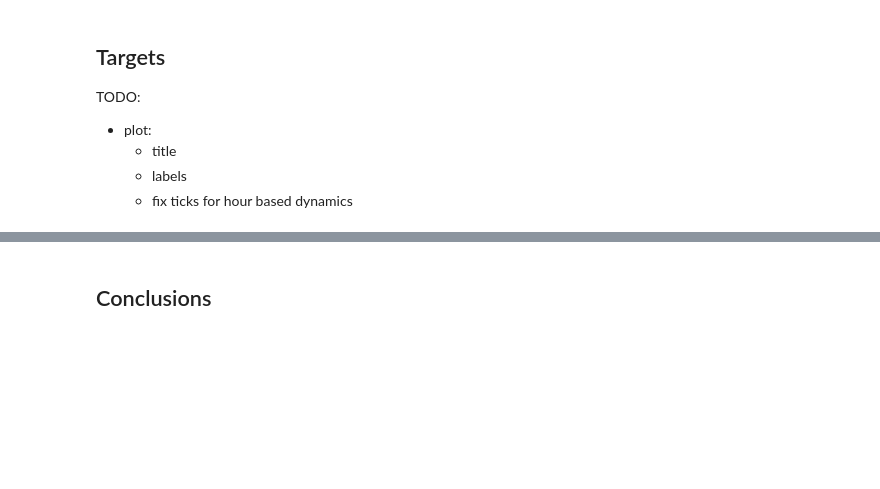
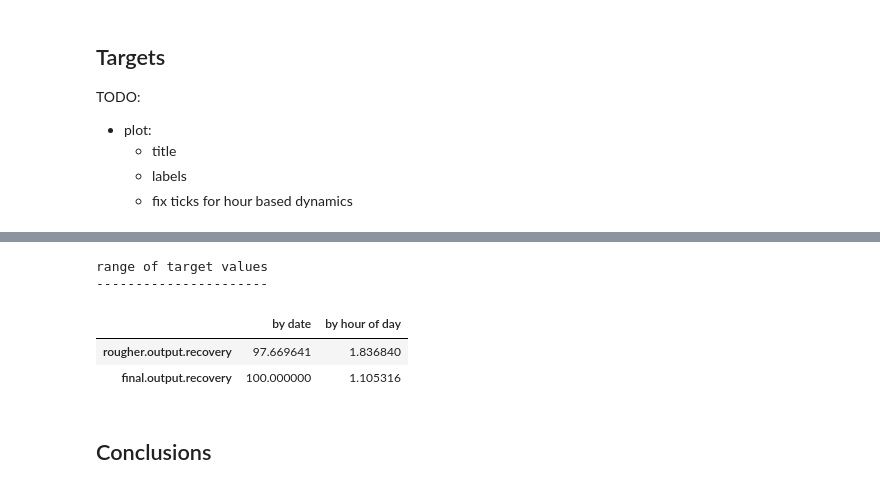
Before and after one commit to braudelan/ds-projects, a Jupyter notebook: optimize-gold-purification.ipynb, the cells around one changed output, grey strips where cells are left out. Cells and saved outputs as stored; diff of their text form; code cells hidden in the pictures; blank space fills up the shorter version.

```diff
--- a/optimize-gold-purification.ipynb
+++ b/optimize-gold-purification.ipynb
@@ -245,3 +256,30 @@ targets_random_month.plot(ax=axes[1], )
+# %%
+# timestamps = targets.index
+# timestamps.hour
+targets_by_hour_of_day = (
+    targets.groupby(targets.index.hour).mean()
+)
+range_hour_of_day = (targets_by_hour_of_day.max()
+                     - targets_by_hour_of_day.min())
+range_date = (targets_by_date.max()
+              - targets_by_date.min())
+ranges = (
+    pd.concat([range_date, range_hour_of_day], axis=1)
+)
+ranges.columns = ['by date', 'by hour of day']
+
+print(
+    'range of target values\n'
+    '----------------------\n'
+)
+
+ranges
+# %% [output]
+range of target values
+----------------------
+|  | by date | by hour of day |
+| rougher.output.recovery | 97.669641 | 1.836840 |
+| final.output.recovery | 100.000000 | 1.105316 |
 # %% [markdown]
 ## Conclusions
 # %% [markdown]
```
Also changed, not shown: parts of 32 cells of this notebook.
